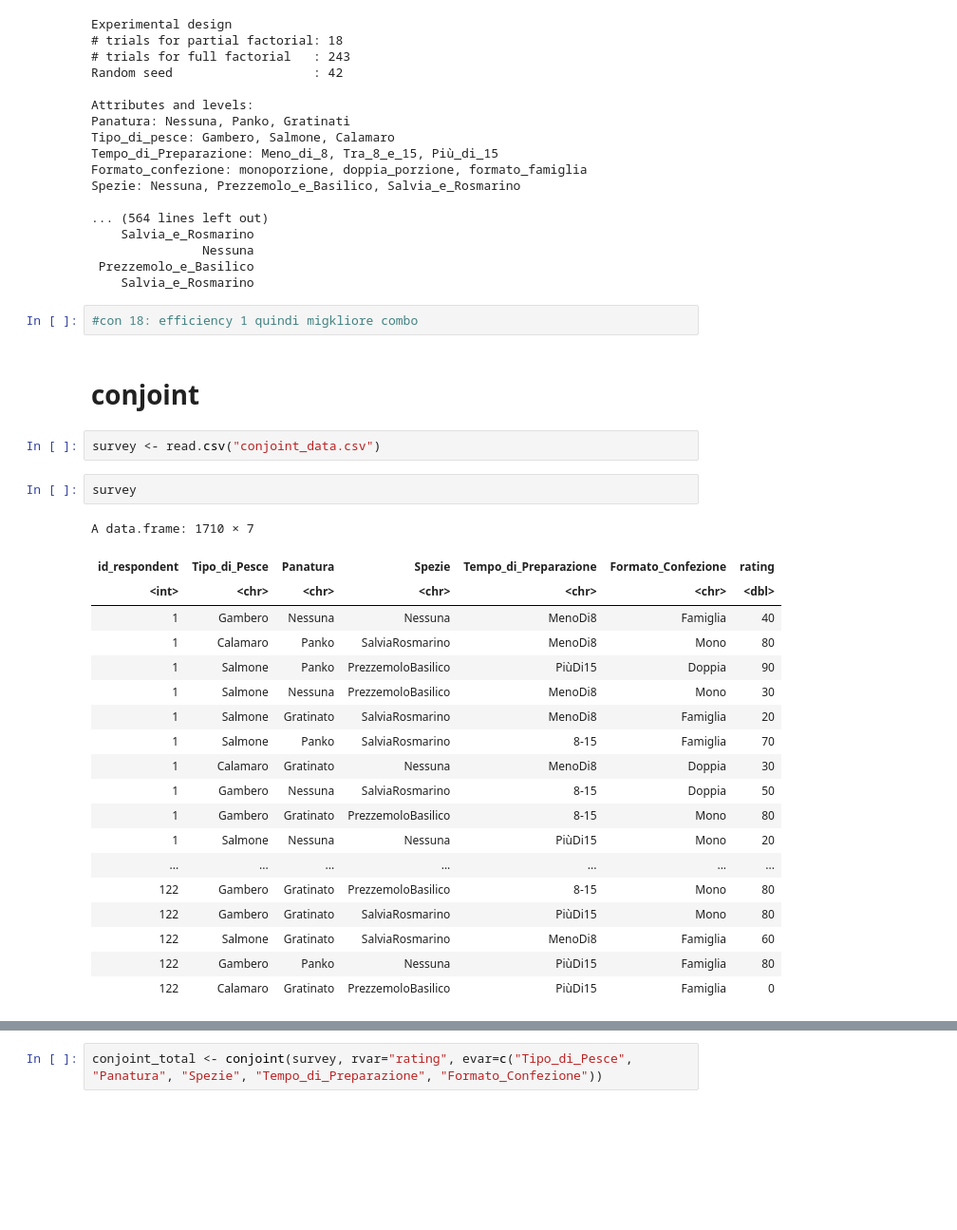
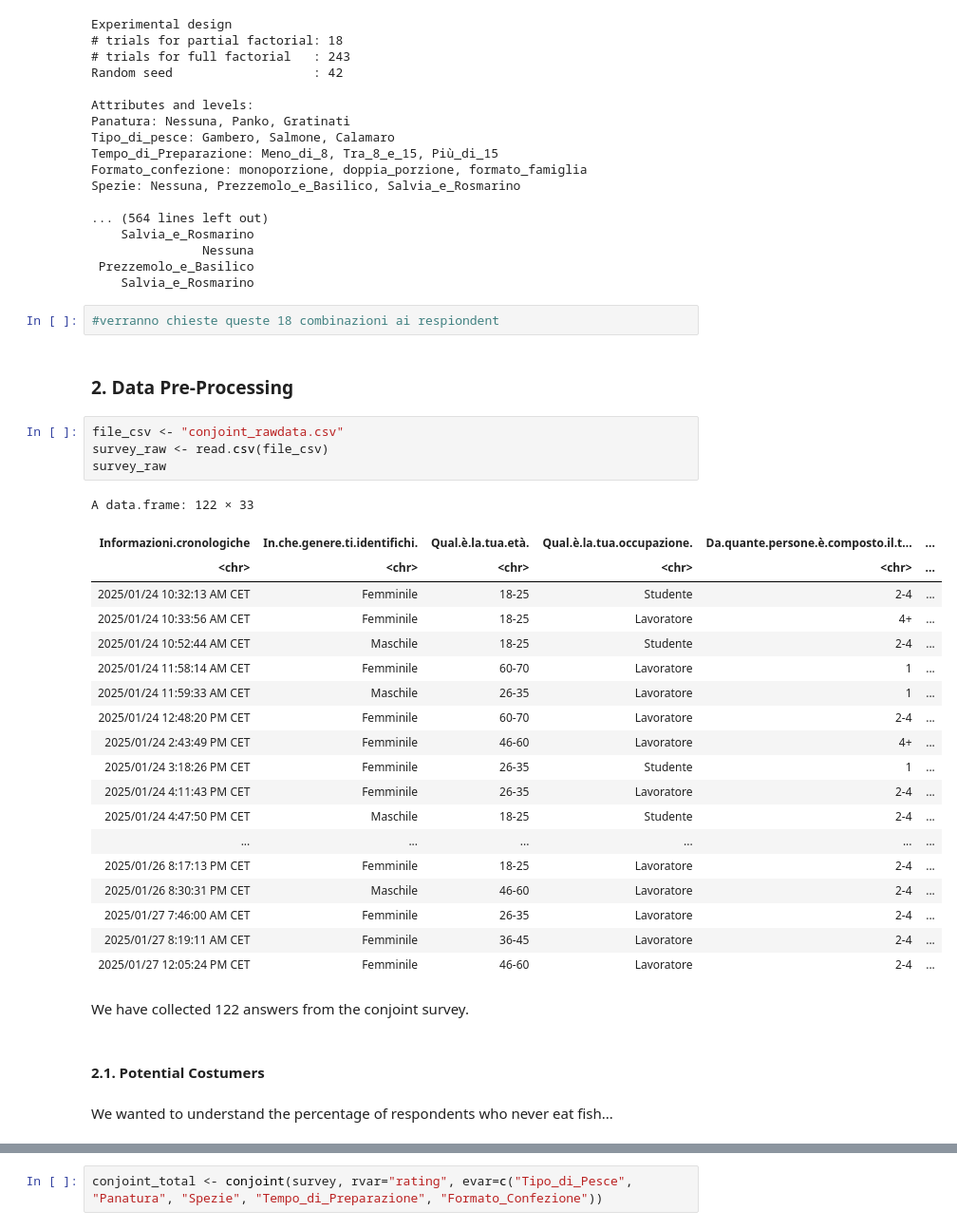
Before and after one commit to AngelicaLongo/Marketing-analytics-, a Jupyter notebook: conjoint1.ipynb, the cells around one changed output, grey strips where cells are left out. Shown at 95% size. Drawn from its saved outputs; the diff is of its cells as text; blank space fills up the shorter version.

```diff
--- a/conjoint1.ipynb
+++ b/conjoint1.ipynb
@@ -68,30 +99,36 @@ Spezie: Nessuna, Prezzemolo_e_Basilico, Salvia_e_Rosmarino
  Prezzemolo_e_Basilico
     Salvia_e_Rosmarino
 # %%
-#con 18: efficiency 1 quindi migkliore combo
+#verranno chieste queste 18 combinazioni ai respiondent
-# %% [markdown]
-# conjoint
-# %%
-survey <- read.csv("conjoint_data.csv")
-# %%
-survey
-# %% [output]
-A data.frame: 1710 × 7
-| id_respondent | Tipo_di_Pesce | Panatura | Spezie | Tempo_di_Preparazione | Formato_Confezione | rating |
-| <int> | <chr> | <chr> | <chr> | <chr> | <chr> | <dbl> |
-| 1 | Gambero | Nessuna | Nessuna | MenoDi8 | Famiglia | 40 |
-| 1 | Calamaro | Panko | SalviaRosmarino | MenoDi8 | Mono | 80 |
-| 1 | Salmone | Panko | PrezzemoloBasilico | PiùDi15 | Doppia | 90 |
-| 1 | Salmone | Nessuna | PrezzemoloBasilico | MenoDi8 | Mono | 30 |
-| 1 | Salmone | Gratinato | SalviaRosmarino | MenoDi8 | Famiglia | 20 |
-| 1 | Salmone | Panko | SalviaRosmarino | 8-15 | Famiglia | 70 |
-| 1 | Calamaro | Gratinato | Nessuna | MenoDi8 | Doppia | 30 |
-| 1 | Gambero | Nessuna | SalviaRosmarino | 8-15 | Doppia | 50 |
-| 1 | Gambero | Gratinato | PrezzemoloBasilico | 8-15 | Mono | 80 |
-| 1 | Salmone | Nessuna | Nessuna | PiùDi15 | Mono | 20 |
-| ... | ... | ... | ... | ... | ... | ... |
-| 122 | Gambero | Gratinato | PrezzemoloBasilico | 8-15 | Mono | 80 |
-| 122 | Gambero | Gratinato | SalviaRosmarino | PiùDi15 | Mono | 80 |
-| 122 | Salmone | Gratinato | SalviaRosmarino | MenoDi8 | Famiglia | 60 |
-| 122 | Gambero | Panko | Nessuna | PiùDi15 | Famiglia | 80 |
-| 122 | Calamaro | Gratinato | PrezzemoloBasilico | PiùDi15 | Famiglia | 0 |
+# %% [markdown]
+### **2. Data Pre-Processing**
+# %%
+file_csv <- "conjoint_rawdata.csv"
+survey_raw <- read.csv(file_csv)
+survey_raw
+# %% [output]
+A data.frame: 122 × 33
+| Informazioni.cronologiche | In.che.genere.ti.identifichi. | Qual.è.la.tua.età. | Qual.è.la.tua.occupazione. | Da.quante.persone.è.composto.il.t... | ... |
+| <chr> | <chr> | <chr> | <chr> | <chr> | ... |
+| 2025/01/24 10:32:13 AM CET | Femminile | 18-25 | Studente | 2-4 | ... |
+| 2025/01/24 10:33:56 AM CET | Femminile | 18-25 | Lavoratore | 4+ | ... |
+| 2025/01/24 10:52:44 AM CET | Maschile | 18-25 | Studente | 2-4 | ... |
+| 2025/01/24 11:58:14 AM CET | Femminile | 60-70 | Lavoratore | 1 | ... |
+| 2025/01/24 11:59:33 AM CET | Maschile | 26-35 | Lavoratore | 1 | ... |
+| 2025/01/24 12:48:20 PM CET | Femminile | 60-70 | Lavoratore | 2-4 | ... |
+| 2025/01/24 2:43:49 PM CET | Femminile | 46-60 | Lavoratore | 4+ | ... |
+| 2025/01/24 3:18:26 PM CET | Femminile | 26-35 | Studente | 1 | ... |
+| 2025/01/24 4:11:43 PM CET | Femminile | 26-35 | Lavoratore | 2-4 | ... |
+| 2025/01/24 4:47:50 PM CET | Maschile | 18-25 | Studente | 2-4 | ... |
+| ... | ... | ... | ... | ... | ... |
+| 2025/01/26 8:17:13 PM CET | Femminile | 18-25 | Lavoratore | 2-4 | ... |
+| 2025/01/26 8:30:31 PM CET | Maschile | 46-60 | Lavoratore | 2-4 | ... |
+| 2025/01/27 7:46:00 AM CET | Femminile | 26-35 | Lavoratore | 2-4 | ... |
+| 2025/01/27 8:19:11 AM CET | Femminile | 36-45 | Lavoratore | 2-4 | ... |
+| 2025/01/27 12:05:24 PM CET | Femminile | 46-60 | Lavoratore | 2-4 | ... |
+# %% [markdown]
+We have collected 122 answers from the conjoint survey.
+# %% [markdown]
+#### **2.1. Potential Costumers**
+# %% [markdown]
+We wanted to understand the percentage of respondents who never eat fish...
```
Also changed, not shown: parts of 47 cells of this notebook.
